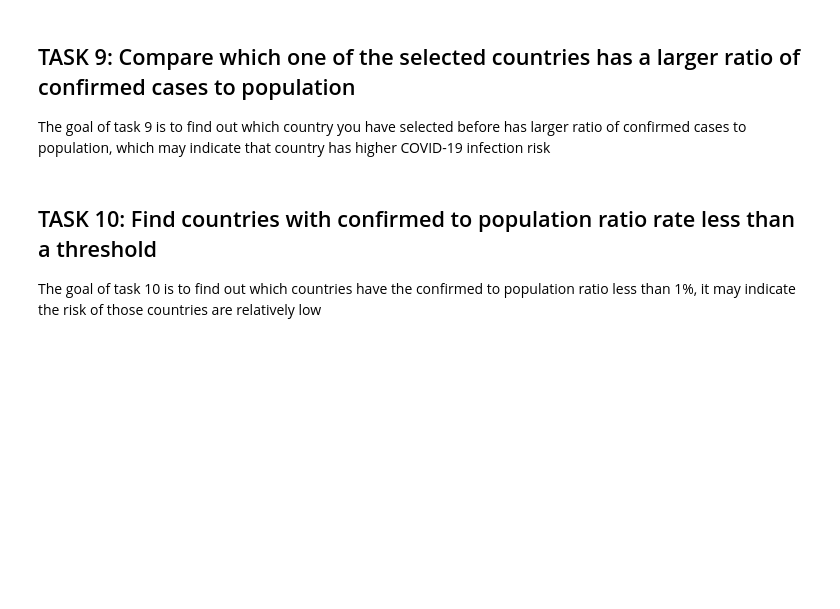
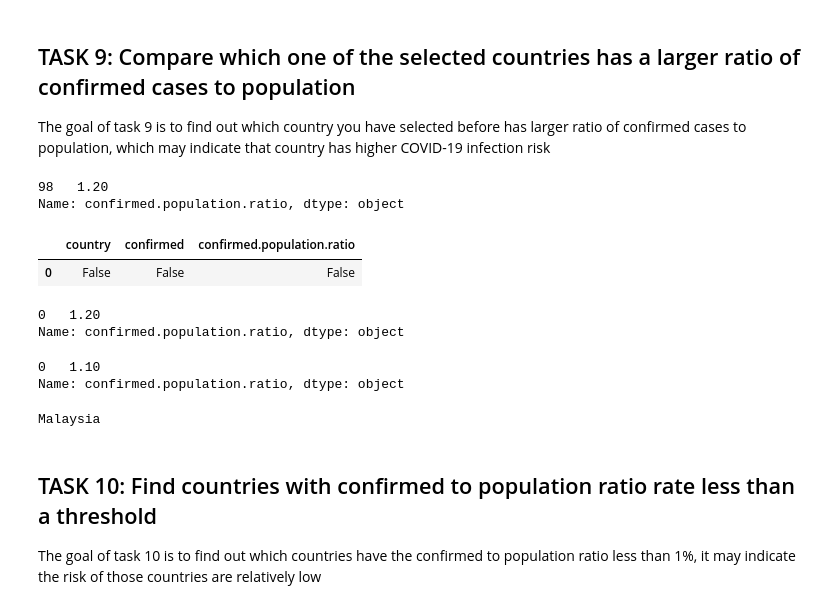
Before and after one commit to dennislamcv1/IBMDExcel-R, a Jupyter notebook: Introduction to R Programming for Data Science/covid19.ipynb, the cells around one changed output. Saved outputs shown, nothing was run; the diff lists cells and outputs as text; code cells hidden in the pictures; blank space fills up the shorter version.

```diff
--- a/Introduction to R Programming for Data Science/covid19.ipynb
+++ b/Introduction to R Programming for Data Science/covid19.ipynb
@@ -506,6 +574,30 @@ The goal of task 8 is to compare the COVID-19 test data between two countires, y
 ## TASK 9: Compare which one of the selected countries has a larger ratio of confirmed cases to population
 
 The goal of task 9 is to find out which country you have selected before has larger ratio of confirmed cases to population, which may indicate that country has higher COVID-19 infection risk
+# %%
+malaysia.iloc[:,2]
+# %% [output]
+98   1.20
+Name: confirmed.population.ratio, dtype: object
+# %%
+malaysia.reset_index(drop=True, inplace=True)
+# %%
+singapore.reset_index(drop=True, inplace=True)
+# %%
+malaysia.reset_index(drop=True) == singapore.reset_index(drop=True)
+# %% [output]
+|  | country | confirmed | confirmed.population.ratio |
+| 0 | False | False | False |
+# %%
+malaysia.iloc[:,2]
+# %% [output]
+0   1.20
+Name: confirmed.population.ratio, dtype: object
+# %%
+singapore.iloc[:,2]
+# %% [output]
+0   1.10
+Name: confirmed.population.ratio, dtype: object
 # %%
 # Use if-else statement
 # if (check which confirmed.population value is greater) {
@@ -513,6 +605,13 @@ The goal of task 9 is to find out which country you have selected before has lar
 # } else {
 #    print()
 # }
+
+if 1.20 > 1.10:
+    print("Malaysia")
+else:
+    print("Singapore")
+# %% [output]
+Malaysia
 # %% [markdown]
 ## TASK 10: Find countries with confirmed to population ratio rate less than a threshold
 
```
Also changed, not shown: parts of 17 cells of this notebook, 1 other file.
